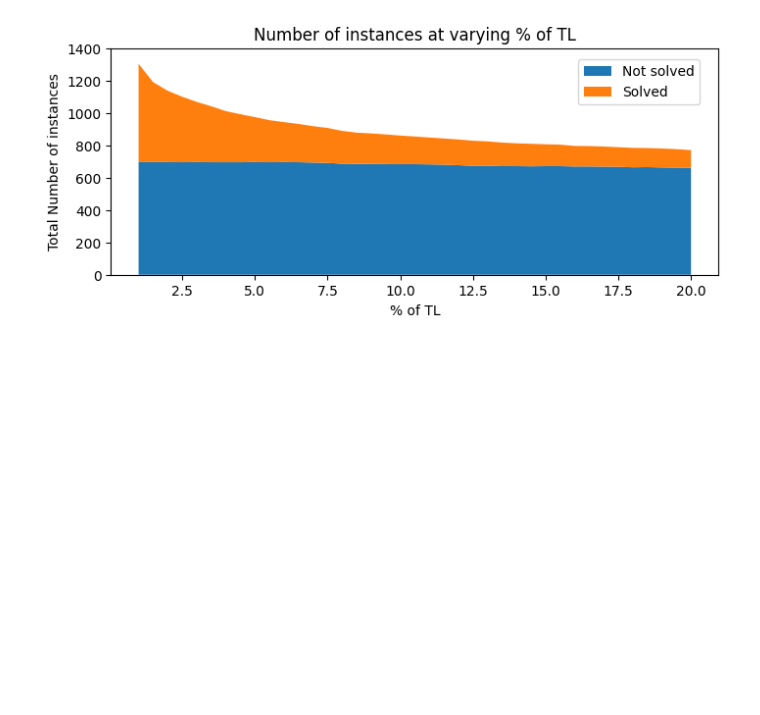
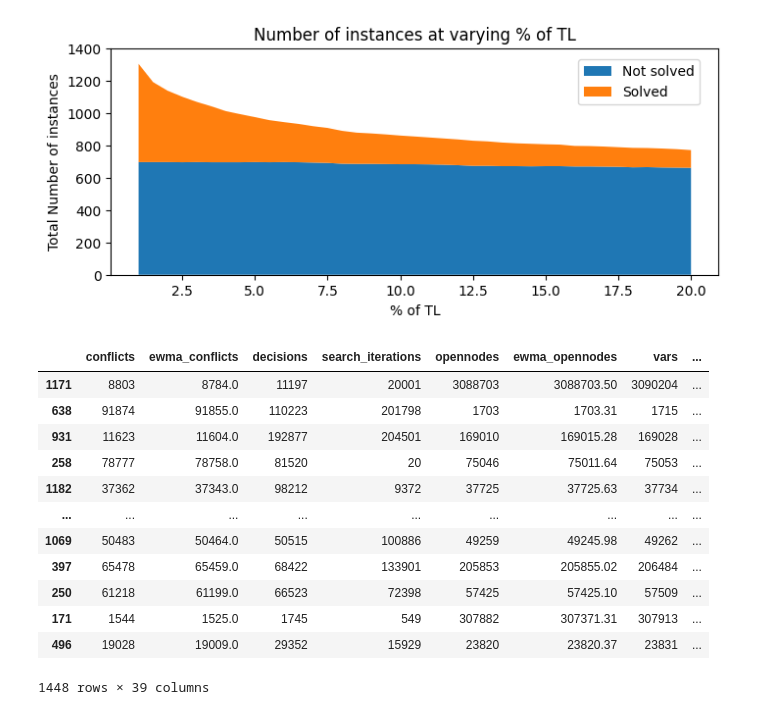
Before and after one commit to IDMP-B-2022/done-soon, a Jupyter notebook: notebooks/plots.ipynb, the cells around one changed output. Saved outputs shown, nothing was run; the diff lists cells and outputs as text; code cells hidden in the pictures; blank space fills up the shorter version.

```diff
--- a/notebooks/plots.ipynb
+++ b/notebooks/plots.ipynb
@@ -424,3 +426,20 @@ ax.legend(loc='upper right', bbox_to_anchor=(0.98, 0.98))
 tikzplotlib.save("class_balance_over_time.tex", axis_width="0.9\\textwidth", axis_height="0.4\\textwidth")
 # %% [output]
 [figure]
+# %%
+all_features = {i: pd.concat([train_features_at_percentage[i], test_features_at_percentage[i]]) for i in range(1, len(train_features_at_percentage) + 1)}
+all_features[1]
+# %% [output]
+|  | conflicts | ewma_conflicts | decisions | search_iterations | opennodes | ewma_opennodes | vars | ... |
+| 1171 | 8803 | 8784.0 | 11197 | 20001 | 3088703 | 3088703.50 | 3090204 | ... |
+| 638 | 91874 | 91855.0 | 110223 | 201798 | 1703 | 1703.31 | 1715 | ... |
+| 931 | 11623 | 11604.0 | 192877 | 204501 | 169010 | 169015.28 | 169028 | ... |
+| 258 | 78777 | 78758.0 | 81520 | 20 | 75046 | 75011.64 | 75053 | ... |
+| 1182 | 37362 | 37343.0 | 98212 | 9372 | 37725 | 37725.63 | 37734 | ... |
+| ... | ... | ... | ... | ... | ... | ... | ... | ... |
+| 1069 | 50483 | 50464.0 | 50515 | 100886 | 49259 | 49245.98 | 49262 | ... |
+| 397 | 65478 | 65459.0 | 68422 | 133901 | 205853 | 205855.02 | 206484 | ... |
+| 250 | 61218 | 61199.0 | 66523 | 72398 | 57425 | 57425.10 | 57509 | ... |
+| 171 | 1544 | 1525.0 | 1745 | 549 | 307882 | 307371.31 | 307913 | ... |
+| 496 | 19028 | 19009.0 | 29352 | 15929 | 23820 | 23820.37 | 23831 | ... |
+1448 rows × 39 columns
```
Also changed, not shown: parts of 8 cells of this notebook, 5 other files.
